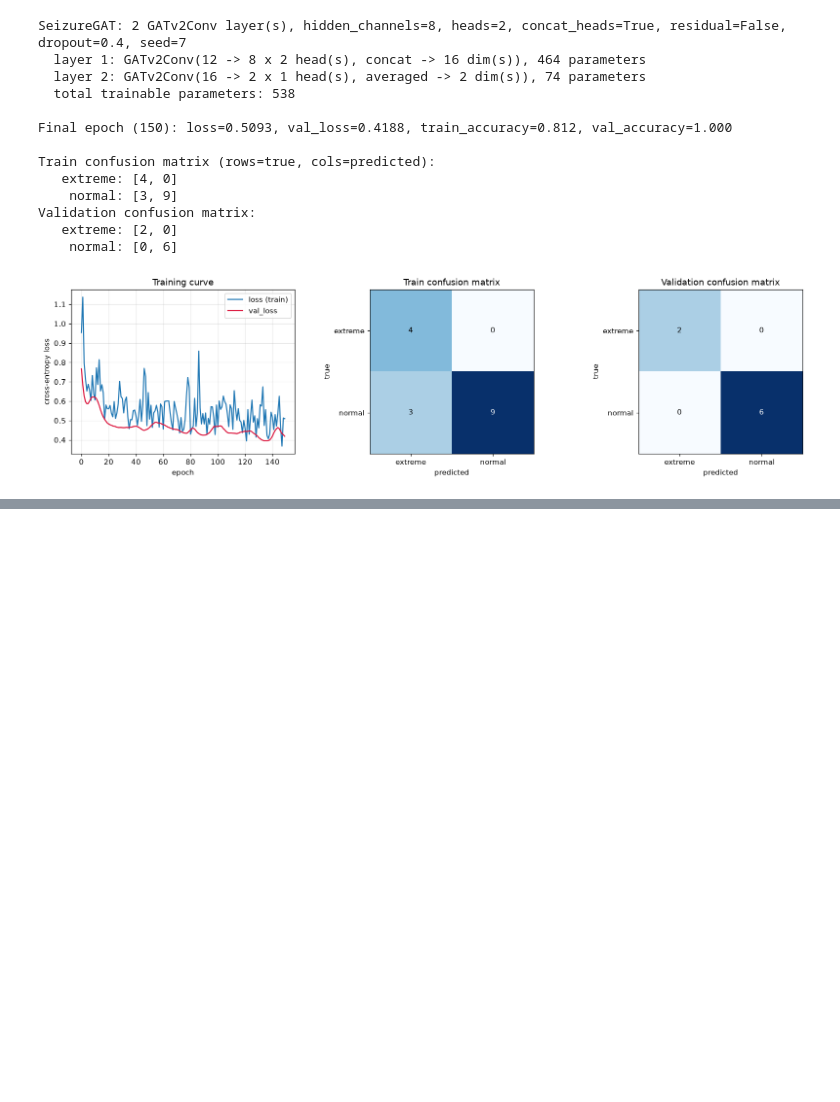
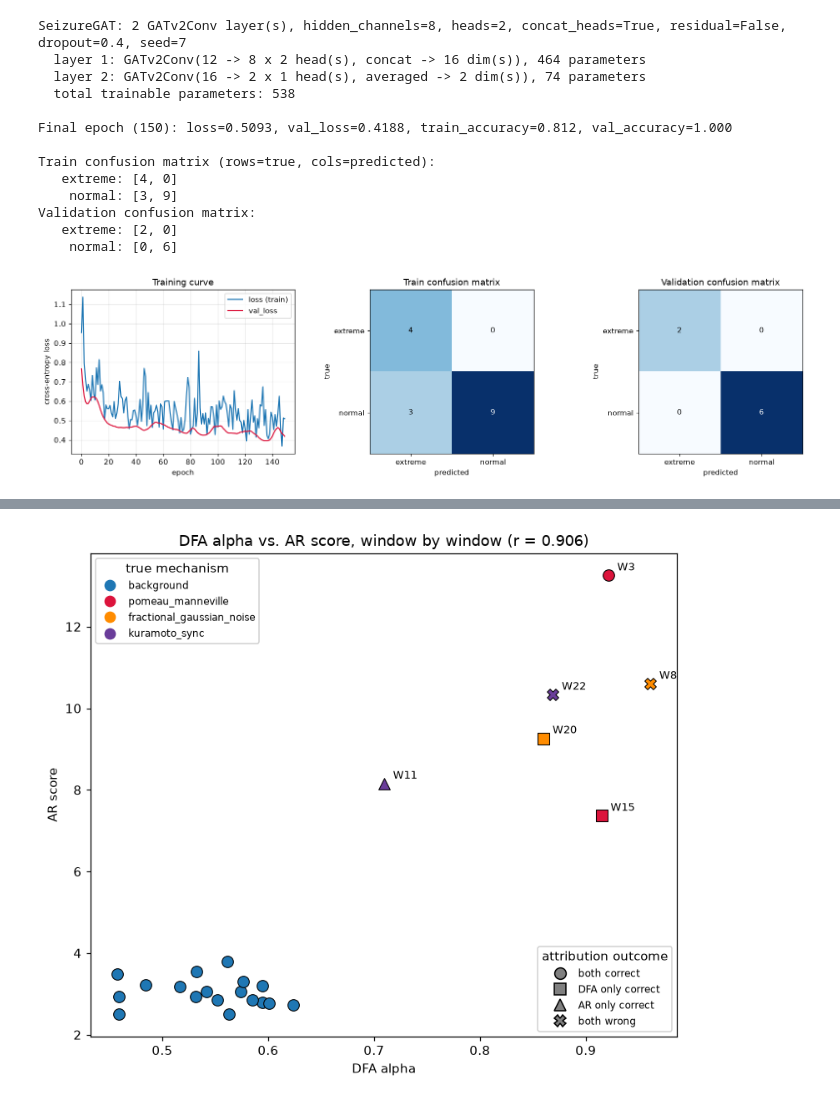
Before and after one commit to D2718281828nis/BioMedAI-sEEG-core-of-epilepsy, a Jupyter notebook: EVT_DFA_attention_demo.ipynb, the cells around one changed output, grey strips where cells are left out. Cells and saved outputs as stored; diff of their text form; code cells hidden in the pictures; blank space fills up the shorter version.

```diff
--- a/EVT_DFA_attention_demo.ipynb
+++ b/EVT_DFA_attention_demo.ipynb
@@ -826,0 +1155,41 @@ plt.show()
+# %%
+def plot_dfa_vs_ar_scatter(dfa_values: np.ndarray, ar_score: np.ndarray, dfa_predicted: dict,
+                           ar_predicted: dict, true_mechanism: dict, mechanism_colors: dict,
+                           extreme_windows: list, n_windows: int) -> None:
+    """Scatter every window's DFA alpha against its AR score, colored by true mechanism
+    and shaped by which of the two nearest-centroid classifiers attributed it correctly."""
+    marker_of_outcome = {(True, True): "o", (True, False): "s", (False, True): "^", (False, False): "X"}
+
+    fig, ax = plt.subplots(figsize=(7.2, 6.2))
+    for i in range(n_windows):
+        color = mechanism_colors[true_mechanism[i]]
+        dfa_ok = dfa_predicted[i] == true_mechanism[i]
+        ar_ok = ar_predicted[i] == true_mechanism[i]
+        marker = marker_of_outcome[(dfa_ok, ar_ok)]
+        ax.scatter(dfa_values[i], ar_score[i], color=color, marker=marker, s=80,
+                  edgecolors="black", linewidths=0.7, zorder=3)
+        if i in extreme_windows:
+            ax.annotate(f"W{i}", (dfa_values[i], ar_score[i]), textcoords="offset points",
+                       xytext=(7, 4), fontsize=8.5)
+
+    handles_mech = [plt.Line2D([0], [0], marker="o", linestyle="", color=c, markersize=8)
+                   for c in mechanism_colors.values()]
+    legend1 = ax.legend(handles_mech, list(mechanism_colors.keys()), title="true mechanism",
+                        loc="upper left", fontsize=8, framealpha=0.9)
+    ax.add_artist(legend1)
+    handles_marker = [plt.Line2D([0], [0], marker=m, linestyle="", color="gray", markersize=9,
+                                markeredgecolor="black")
+                     for m in marker_of_outcome.values()]
+    ax.legend(handles_marker, ["both correct", "DFA only correct", "AR only correct", "both wrong"],
+             title="attribution outcome", loc="lower right", fontsize=8, framealpha=0.9)
+
+    ax.set_xlabel("DFA alpha"); ax.set_ylabel("AR score")
+    ax.set_title(f"DFA alpha vs. AR score, window by window (r = {np.corrcoef(dfa_values, ar_score)[0, 1]:.3f})")
+    fig.tight_layout()
+    plt.show()
+
+
+plot_dfa_vs_ar_scatter(dfa_values, ar_score, predicted, ar_predicted_mechanism, true_mechanism,
+                       mechanism_colors_all, EXTREME_WINDOWS, N_WINDOWS)
+# %% [output]
+[figure, added]
```
Also changed, not shown: parts of 15 cells of this notebook, 1 other file.
